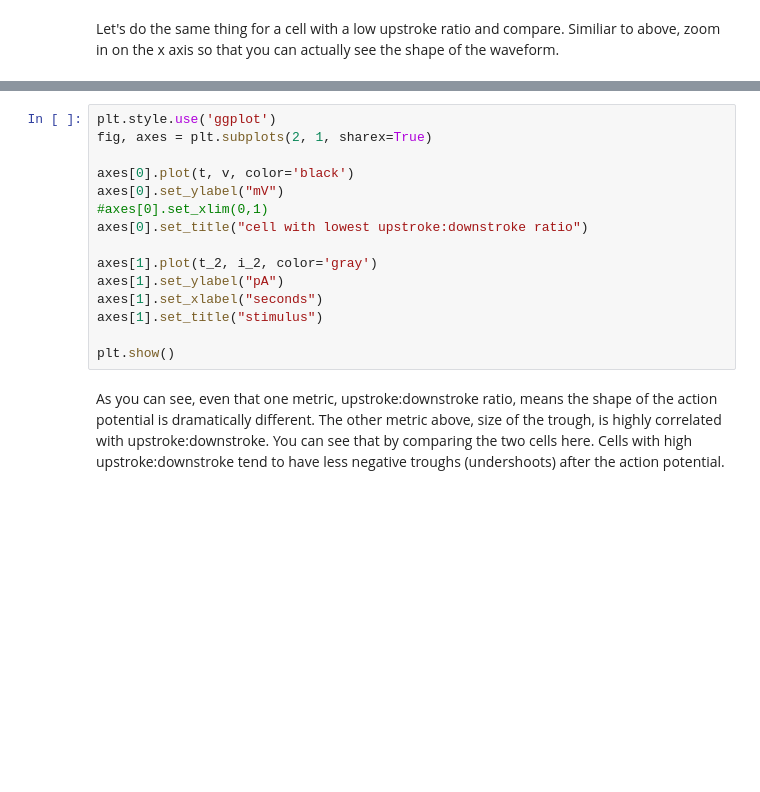
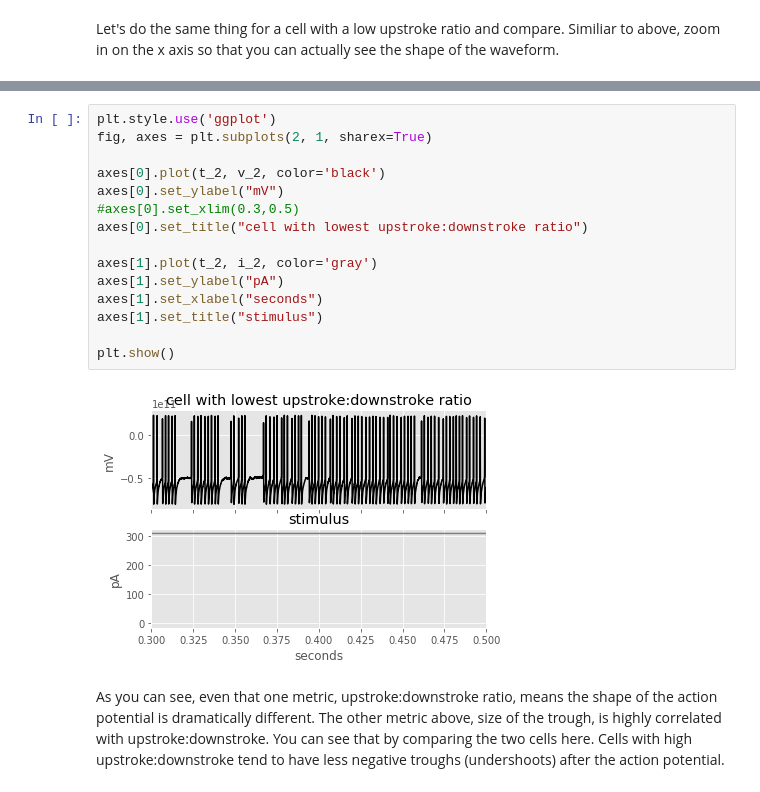
Before and after one commit to ajuavinett/BIPN145, a Jupyter notebook: Computer Lab #1 - Electrophysiology Cell Types.ipynb, the cells around one changed output, grey strips where cells are left out. Drawn from its saved outputs; the diff is of its cells as text; blank space fills up the shorter version.

Commit message:
fixed plotting of second AP train

```diff
--- a/Computer Lab #1 - Electrophysiology Cell Types.ipynb
+++ b/Computer Lab #1 - Electrophysiology Cell Types.ipynb
@@ -253,18 +282,20 @@ t_2 = (np.arange(0, len(v_2)) * (1.0 / sampling_rate))
 # %%
 plt.style.use('ggplot')
 fig, axes = plt.subplots(2, 1, sharex=True)
 
-axes[0].plot(t, v, color='black')
+axes[0].plot(t_2, v_2, color='black')
 axes[0].set_ylabel("mV")
-#axes[0].set_xlim(0,1)
+#axes[0].set_xlim(0.3,0.5)
 axes[0].set_title("cell with lowest upstroke:downstroke ratio")
 
 axes[1].plot(t_2, i_2, color='gray')
 axes[1].set_ylabel("pA")
 axes[1].set_xlabel("seconds")
 axes[1].set_title("stimulus")
 
 plt.show()
+# %% [output]
+[figure, added]
 # %% [markdown]
 As you can see, even that one metric, upstroke:downstroke ratio, means the shape of the action potential is dramatically different. The other metric above, size of the trough, is highly correlated with upstroke:downstroke. You can see that by comparing the two cells here. Cells with high upstroke:downstroke tend to have less negative troughs (undershoots) after the action potential.
 # %% [markdown]
```
Also changed, not shown: parts of 10 cells of this notebook.
